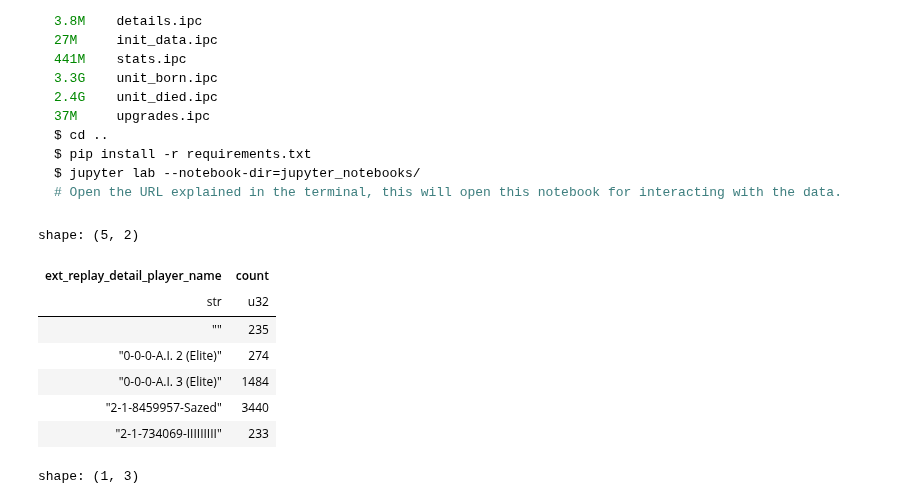
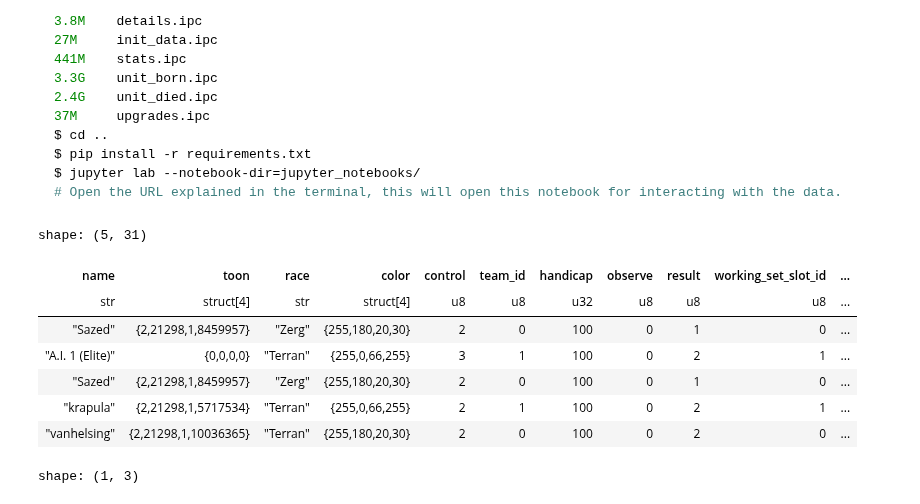
Before and after one commit to sebosp/s2protocol-rs, a Jupyter notebook: jupyter_notebooks/Basic-Unit-Queries.ipynb, the cells around one changed output. Drawn from its saved outputs; the diff is of its cells as text; code cells hidden in the pictures.

```diff
--- a/jupyter_notebooks/Basic-Unit-Queries.ipynb
+++ b/jupyter_notebooks/Basic-Unit-Queries.ipynb
@@ -33,32 +33,33 @@ $ jupyter lab --notebook-dir=jupyter_notebooks/
 # %%
 # import datashader as ds
 import plotly.express as px
 import polars as pl
 
 pl.Config.set_tbl_width_chars(256)
 pl.Config.set_fmt_str_lengths(256)
 
 unit_born_df = pl.scan_ipc("/home/seb/git/s2protocol-rs/ipcs/unit_born.ipc")
 unit_died_df = pl.scan_ipc("/home/seb/git/s2protocol-rs/ipcs/unit_died.ipc")
 stats_df = pl.scan_ipc("/home/seb/git/s2protocol-rs/ipcs/stats.ipc")
 details_df = pl.scan_ipc("/home/seb/git/s2protocol-rs/ipcs/details.ipc")
 
-latest_replay_digest = orig_details_df.collect().sort("ext_datetime", descending=True).select(pl.col("ext_fs_replay_sha256")).limit(1)
+latest_replay_digest = details_df.collect().sort("ext_datetime", descending=True).select(pl.col("ext_fs_replay_sha256")).limit(1)
 # In this case I'm interested in my own user data.
 my_username = "2-1-8459957-Sazed"
 # To find your user, you can inspect a replay, for example the latest one, this is a combination of the blizzard ids, region, etc.
 unit_born_df.filter(
     (pl.col("ext_fs_replay_sha256") == latest_replay_digest)
 ).group_by("ext_replay_detail_player_name").agg(pl.count()).collect()
+details_df.explode("player_list").unnest("player_list").collect().limit(5)
 # %% [output]
-shape: (5, 2)
+shape: (5, 31)
-| ext_replay_detail_player_name | count |
-| str | u32 |
-| "" | 235 |
-| "0-0-0-A.I. 2 (Elite)" | 274 |
-| "0-0-0-A.I. 3 (Elite)" | 1484 |
-| "2-1-8459957-Sazed" | 3440 |
-| "2-1-734069-IIIIIIIII" | 233 |
+| name | toon | race | color | control | team_id | handicap | observe | result | working_set_slot_id | ... |
+| str | struct[4] | str | struct[4] | u8 | u8 | u32 | u8 | u8 | u8 | ... |
+| "Sazed" | {2,21298,1,8459957} | "Zerg" | {255,180,20,30} | 2 | 0 | 100 | 0 | 1 | 0 | ... |
+| "A.I. 1 (Elite)" | {0,0,0,0} | "Terran" | {255,0,66,255} | 3 | 1 | 100 | 0 | 2 | 1 | ... |
+| "Sazed" | {2,21298,1,8459957} | "Zerg" | {255,180,20,30} | 2 | 0 | 100 | 0 | 1 | 0 | ... |
+| "krapula" | {2,21298,1,5717534} | "Terran" | {255,0,66,255} | 2 | 1 | 100 | 0 | 2 | 1 | ... |
+| "vanhelsing" | {2,21298,1,10036365} | "Terran" | {255,180,20,30} | 2 | 0 | 100 | 0 | 2 | 0 | ... |
 # %%
 details_df.filter(
     pl.col("ext_fs_replay_sha256")
```
Also changed, not shown: parts of 1 cell of this notebook, 3 other files.
